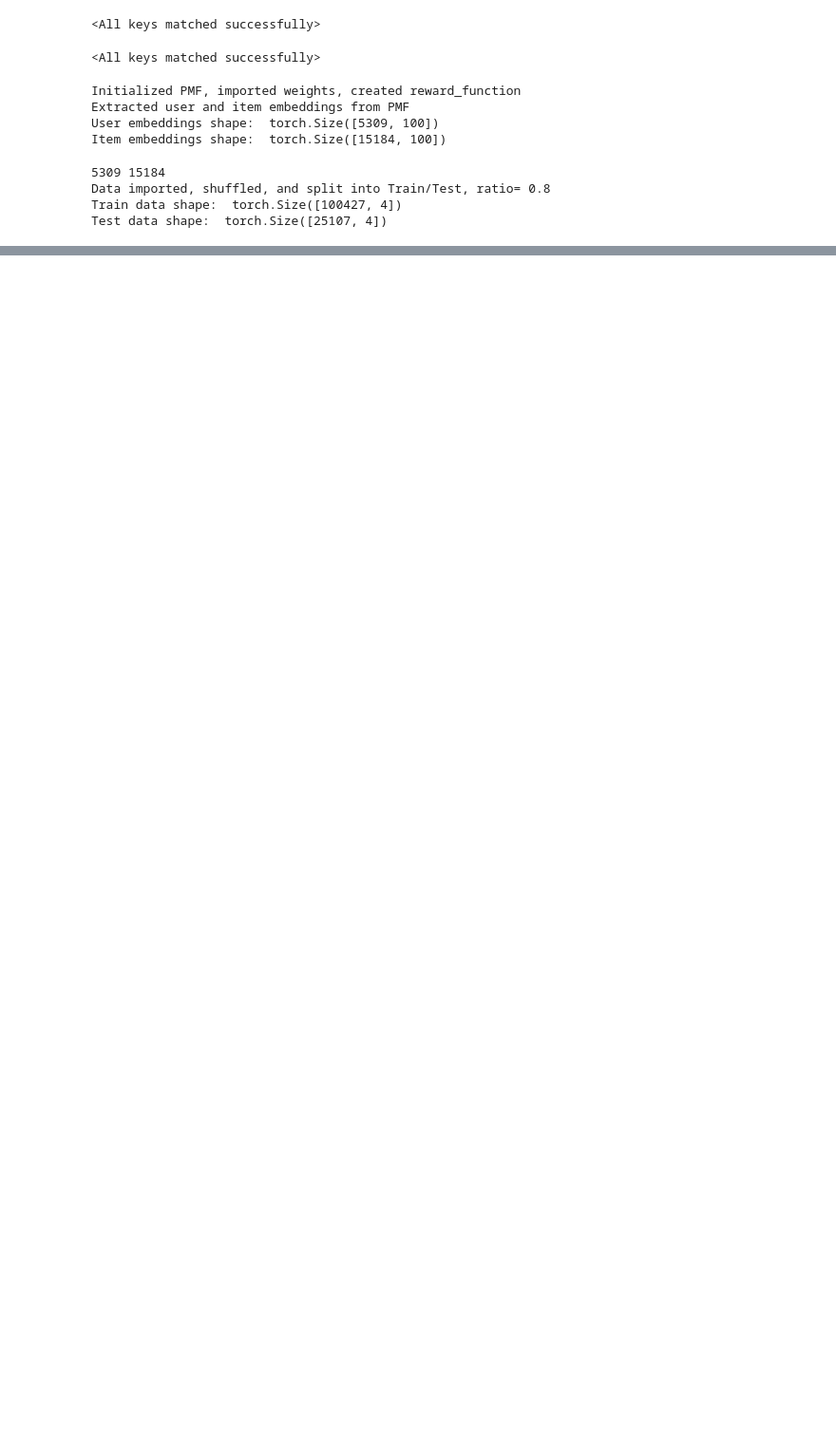
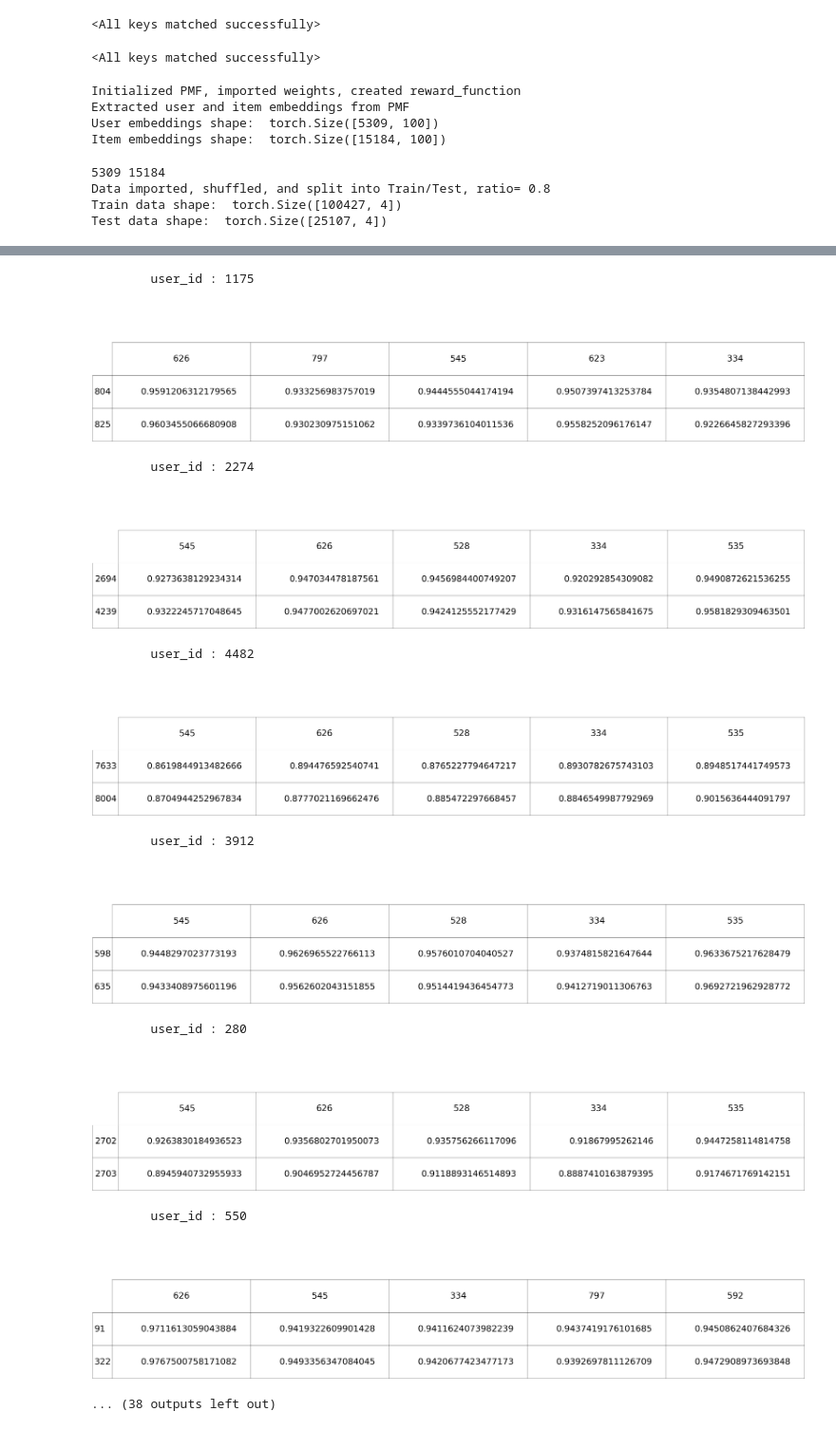
Before and after one commit to ankurdhuriya/drr_restaurants, a Jupyter notebook: drr_testing_eComm.ipynb, the cells around one changed output, grey strips where cells are left out. Shown at 95% size. Cells and saved outputs as stored; diff of their text form; code cells hidden in the pictures; blank space fills up the shorter version.

```diff
--- a/drr_testing_eComm.ipynb
+++ b/drr_testing_eComm.ipynb
@@ -185,0 +259,13 @@ T 25 mean precision 0.37, mean_ndcg 0.37, total steps/users 1791
+# %%
+def calc_cos_similarity(a, b, eps=1e-6):
+    """
+    added eps for numerical stability
+    """
+    a = candidate_items[a]
+    b = candidate_items[b]
+
+    a_n, b_n = a.norm(dim=1)[:, None], b.norm(dim=1)[:, None]
+    a_norm = a / torch.max(a_n, eps * torch.ones_like(a_n))
+    b_norm = b / torch.max(b_n, eps * torch.ones_like(b_n))
+    sim_mt = torch.mm(a_norm, b_norm.transpose(0, 1))
+    return sim_mt
@@ -185,0 +345,6 @@ T 25 mean precision 0.37, mean_ndcg 0.37, total steps/users 1791
+# %%
+with open('cos_similarity.pkl', 'wb') as fp:
+    pickle.dump(similarity, fp, protocol=pickle.HIGHEST_PROTOCOL)
+# %%
+with open('cos_similarity.pkl', 'rb') as fp:
+    data = pickle.load(fp)
@@ -185,0 +365,40 @@ T 25 mean precision 0.37, mean_ndcg 0.37, total steps/users 1791
+# %%
+def plot_table(user_id):
+    fig, ax = plt.subplots()
+
+    # hide axes
+    fig.patch.set_visible(False)
+    plt.axis('off')
+    plt.axis('tight')
+
+    the_table = ax.table(cellText=data[user_id]['mat'].tolist(),
+             colLabels=data[user_id]['rec_item'].tolist(),
+             rowLabels = data[user_id]['recent_item'].tolist(),
+             loc='bottom')
+
+    the_table.auto_set_font_size(False)
+    the_table.set_fontsize(50)
+    the_table.scale(12, 16)
+
+    fig.tight_layout()
+
+    plt.show()
+# %%
+for user_id in data.keys():
+    print(f"\n\tuser_id : {user_id}")
+
+    plot_table(user_id)
+# %% [output]
+        user_id : 1175
+[figure, added]
+        user_id : 2274
+[figure, added]
+        user_id : 4482
+[figure, added]
+        user_id : 3912
+[figure, added]
+        user_id : 280
+[figure, added]
+        user_id : 550
+[figure, added]
+... (38 outputs left out)
```
Also changed, not shown: parts of 26 cells of this notebook, 1 other file.
